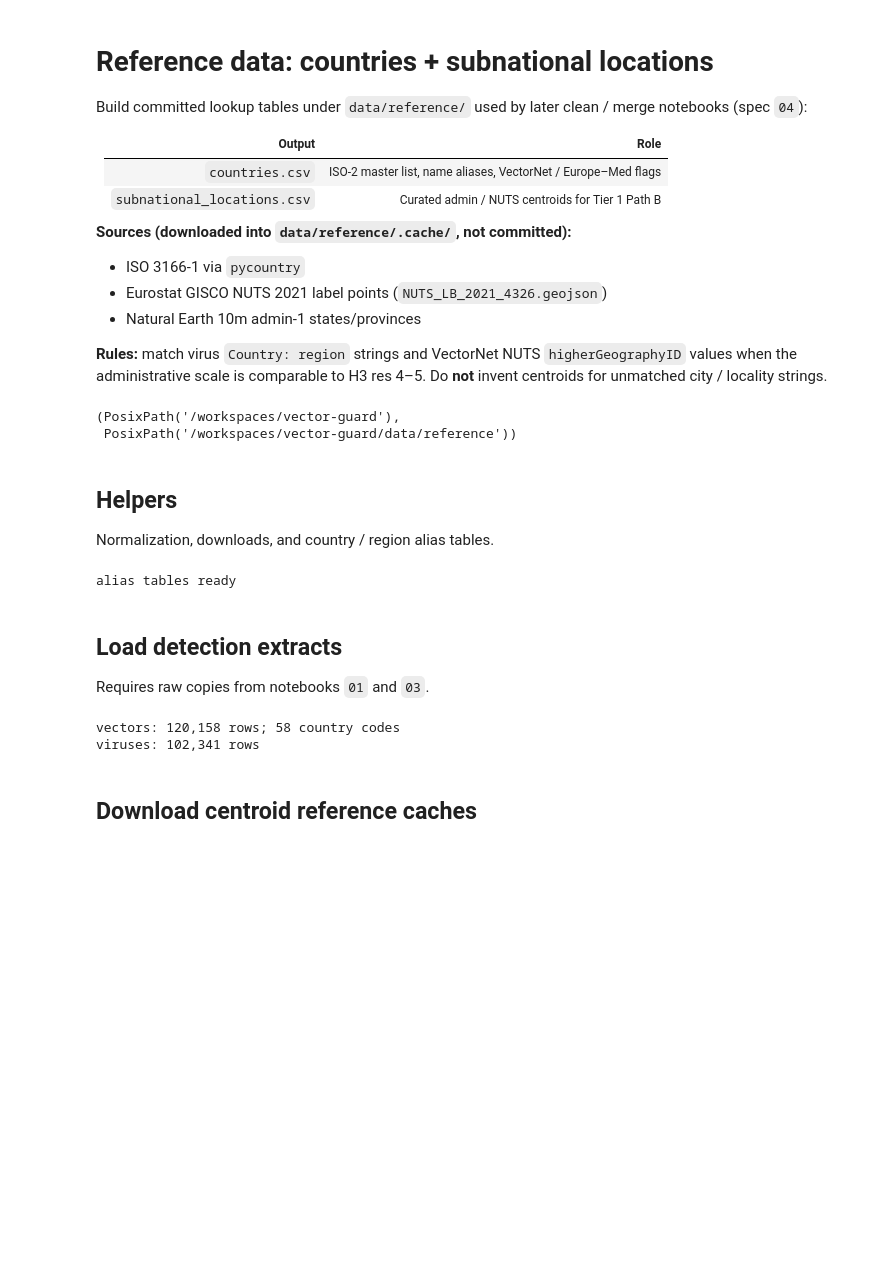
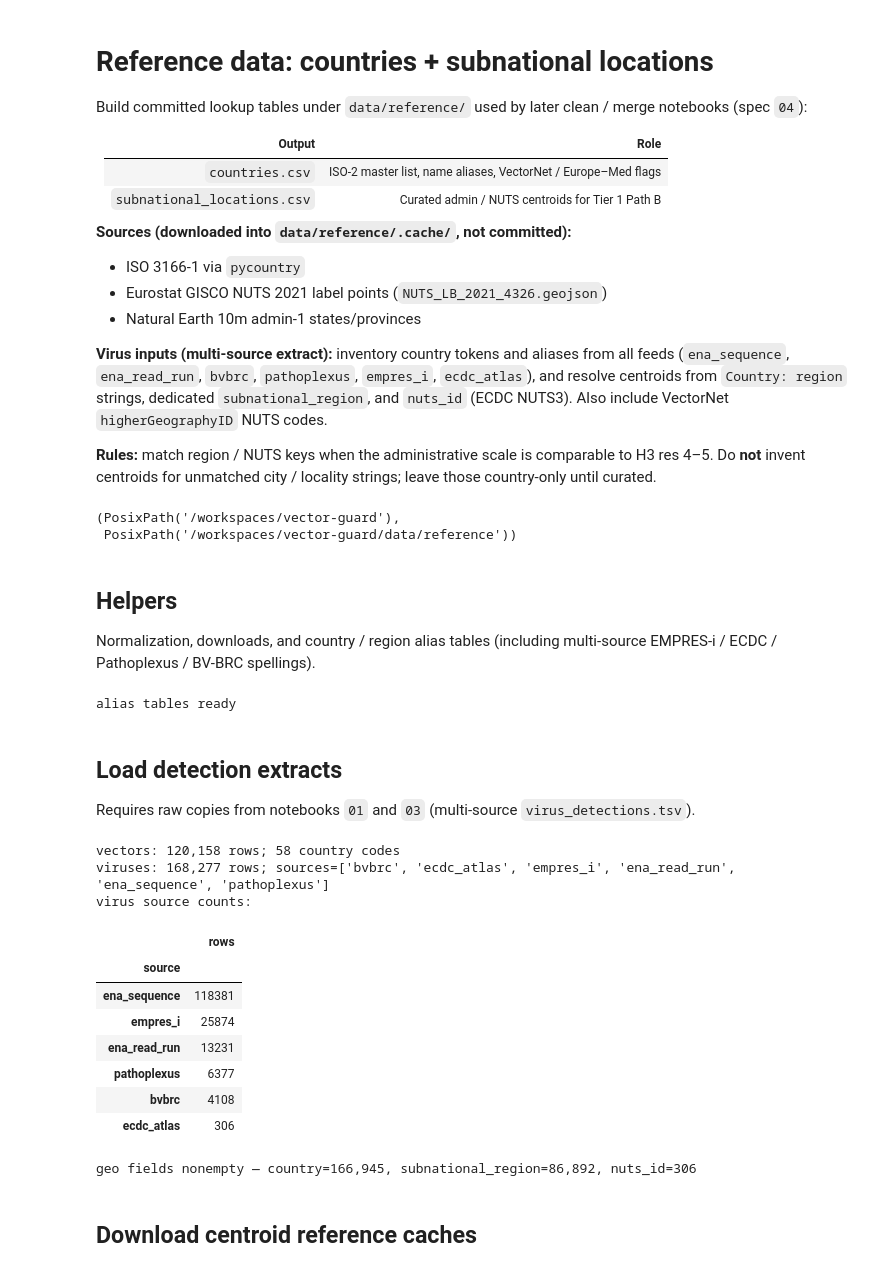
Before and after one commit to GustavoRusso/vector-guard, a Jupyter notebook: notebooks/05_reference_countries.ipynb, the cells around one changed output. Cells and saved outputs as stored; diff of their text form; code cells hidden in the pictures; blank space fills up the shorter version.

```diff
--- a/notebooks/05_reference_countries.ipynb
+++ b/notebooks/05_reference_countries.ipynb
@@ -14,7 +14,9 @@ Build committed lookup tables under `data/reference/` used by later clean / merg
 - Eurostat GISCO NUTS 2021 label points (`NUTS_LB_2021_4326.geojson`)
 - Natural Earth 10m admin-1 states/provinces
 
-**Rules:** match virus `Country: region` strings and VectorNet NUTS `higherGeographyID` values when the administrative scale is comparable to H3 res 4–5. Do **not** invent centroids for unmatched city / locality strings.
+**Virus inputs (multi-source extract):** inventory country tokens and aliases from all feeds (`ena_sequence`, `ena_read_run`, `bvbrc`, `pathoplexus`, `empres_i`, `ecdc_atlas`), and resolve centroids from `Country: region` strings, dedicated `subnational_region`, and `nuts_id` (ECDC NUTS3). Also include VectorNet `higherGeographyID` NUTS codes.
+
+**Rules:** match region / NUTS keys when the administrative scale is comparable to H3 res 4–5. Do **not** invent centroids for unmatched city / locality strings; leave those country-only until curated.
 # %%
 from __future__ import annotations
 
@@ -68,7 +70,7 @@ REPO_ROOT, REF_DIR
 # %% [markdown]
 ## Helpers
 
-Normalization, downloads, and country / region alias tables.
+Normalization, downloads, and country / region alias tables (including multi-source EMPRES-i / ECDC / Pathoplexus / BV-BRC spellings).
 # %%
 def download_file(url: str, dest: Path, timeout_s: int = DOWNLOAD_TIMEOUT_S) -> Path:
     """Download *url* to *dest* if missing."""
@@ -247,19 +260,37 @@ alias tables ready
 # %% [markdown]
 ## Load detection extracts
 
-Requires raw copies from notebooks `01` and `03`.
+Requires raw copies from notebooks `01` and `03` (multi-source `virus_detections.tsv`).
 # %%
 vectors = load_vector_detections()
 viruses = load_virus_detections()
 
 vectors["countryCode"] = (
     vectors["higherGeographyID"].astype("string").str[:2].str.upper()
 )
 print(f"vectors: {len(vectors):,} rows; {vectors['countryCode'].nunique()} country codes")
-print(f"viruses: {len(viruses):,} rows")
+print(f"viruses: {len(viruses):,} rows; sources={sorted(viruses['source'].dropna().unique())}")
+print("virus source counts:")
+display(viruses["source"].value_counts().rename("rows").to_frame())
+print(
+    "geo fields nonempty — "
+    f"country={(viruses['country'].str.len() > 0).sum():,}, "
+    f"subnational_region={(viruses['subnational_region'].str.len() > 0).sum():,}, "
+    f"nuts_id={(viruses['nuts_id'].str.len() > 0).sum():,}"
+)
 # %% [output]
 vectors: 120,158 rows; 58 country codes
-viruses: 102,341 rows
+viruses: 168,277 rows; sources=['bvbrc', 'ecdc_atlas', 'empres_i', 'ena_read_run', 'ena_sequence', 'pathoplexus']
+virus source counts:
+|  | rows |
+| source |  |
+| ena_sequence | 118381 |
+| empres_i | 25874 |
+| ena_read_run | 13231 |
+| pathoplexus | 6377 |
+| bvbrc | 4108 |
+| ecdc_atlas | 306 |
+geo fields nonempty — country=166,945, subnational_region=86,892, nuts_id=306
 # %% [markdown]
 ## Download centroid reference caches
 # %%
```
Also changed, not shown: parts of 9 cells of this notebook, 3 other files.
